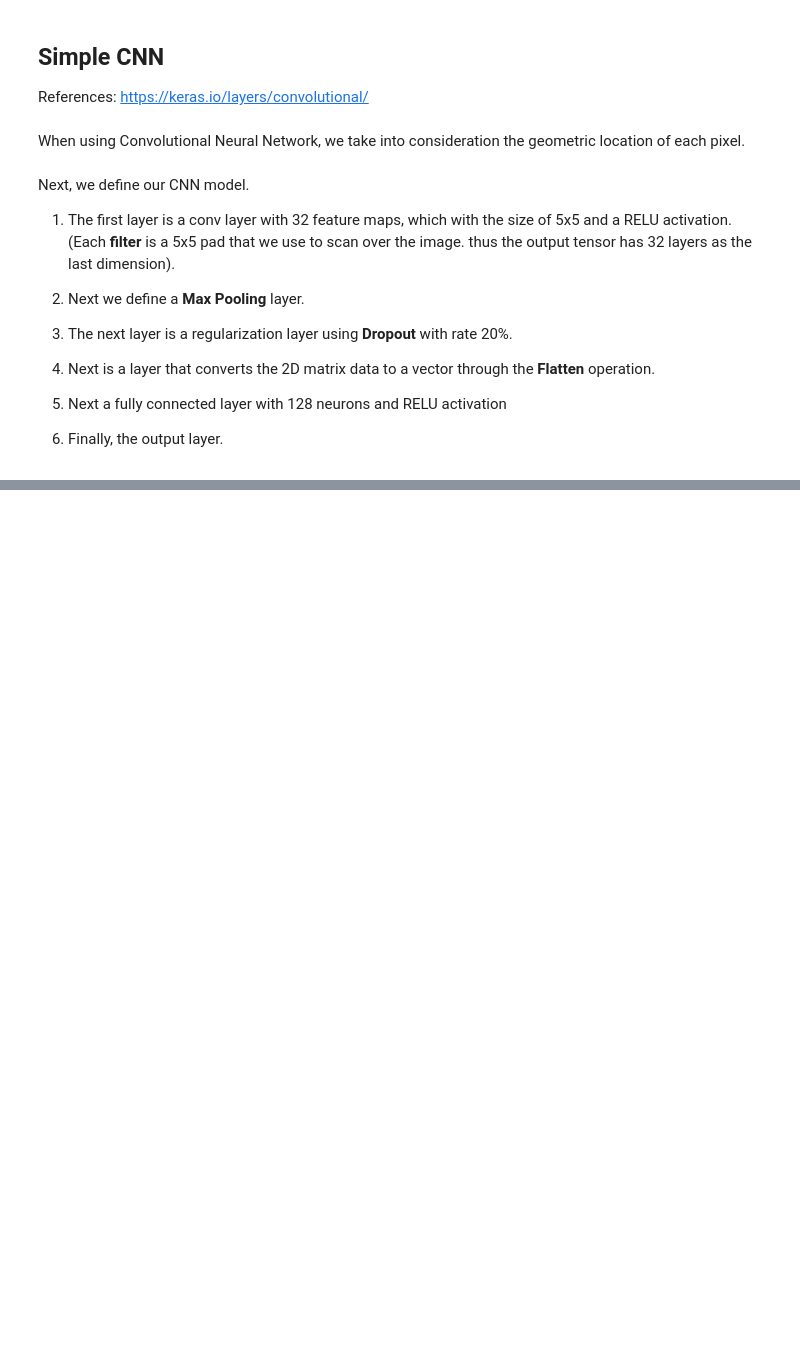
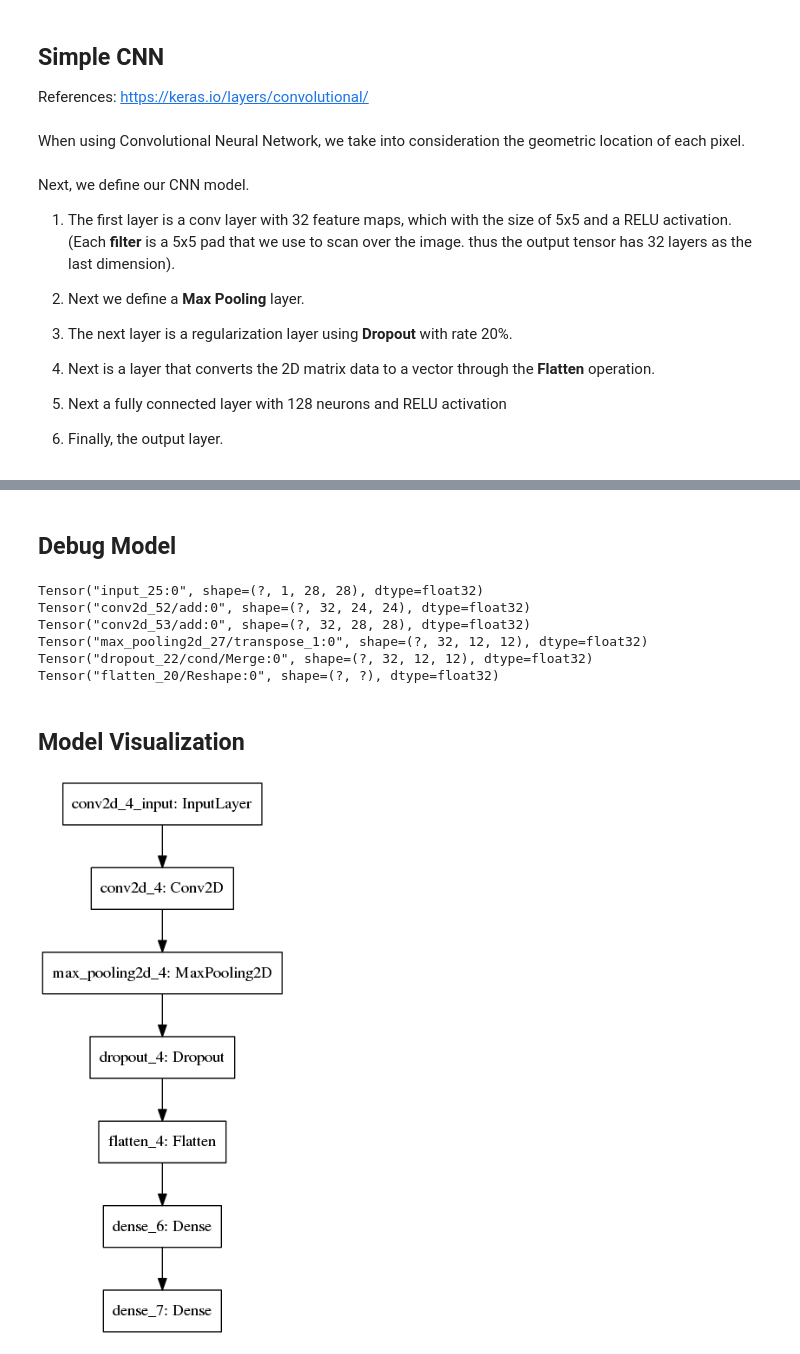
Before and after one commit to giantwhale/StudyNotes, a Jupyter notebook: DeepLearning/00-MNIST/MNIST_Keras.ipynb, the cells around one changed output, grey strips where cells are left out. Drawn from its saved outputs; the diff is of its cells as text; code cells hidden in the pictures; blank space fills up the shorter version.

```diff
--- a/DeepLearning/00-MNIST/MNIST_Keras.ipynb
+++ b/DeepLearning/00-MNIST/MNIST_Keras.ipynb
@@ -191,0 +244,2 @@ Epoch 4/10
+# %% [markdown]
+## Debug Model
@@ -191,0 +255,38 @@ Epoch 4/10
+# %%
+from keras.layers import Input
+
+x = Input(X_train.shape[1:])
+print(x)
+
+conv1 = Conv2D(filters=32, kernel_size=(5, 5))(x)
+print(conv1)
+
+conv1a = Conv2D(filters=32, kernel_size=(5, 5), padding='same')(x)
+print(conv1a)
+
+maxpooled = MaxPooling2D(pool_size=(2, 2))(conv1)
+print(maxpooled)
+
+dropped = Dropout(0.2)(maxpooled)
+print(dropped)
+
+flattened = Flatten()(dropped)
+print(flattened)
+# %% [output]
+Tensor("input_25:0", shape=(?, 1, 28, 28), dtype=float32)
+Tensor("conv2d_52/add:0", shape=(?, 32, 24, 24), dtype=float32)
+Tensor("conv2d_53/add:0", shape=(?, 32, 28, 28), dtype=float32)
+Tensor("max_pooling2d_27/transpose_1:0", shape=(?, 32, 12, 12), dtype=float32)
+Tensor("dropout_22/cond/Merge:0", shape=(?, 32, 12, 12), dtype=float32)
+Tensor("flatten_20/Reshape:0", shape=(?, ?), dtype=float32)
+# %% [markdown]
+## Model Visualization
+# %%
+from keras.utils import plot_model
+model = cnn_model()
+plot_model(model, to_file='model.png')
+
+from IPython.display import Image
+Image(filename='model.png')
+# %% [output]
+[figure, added]
```
Also changed, not shown: parts of 9 cells of this notebook, 2 other files.
